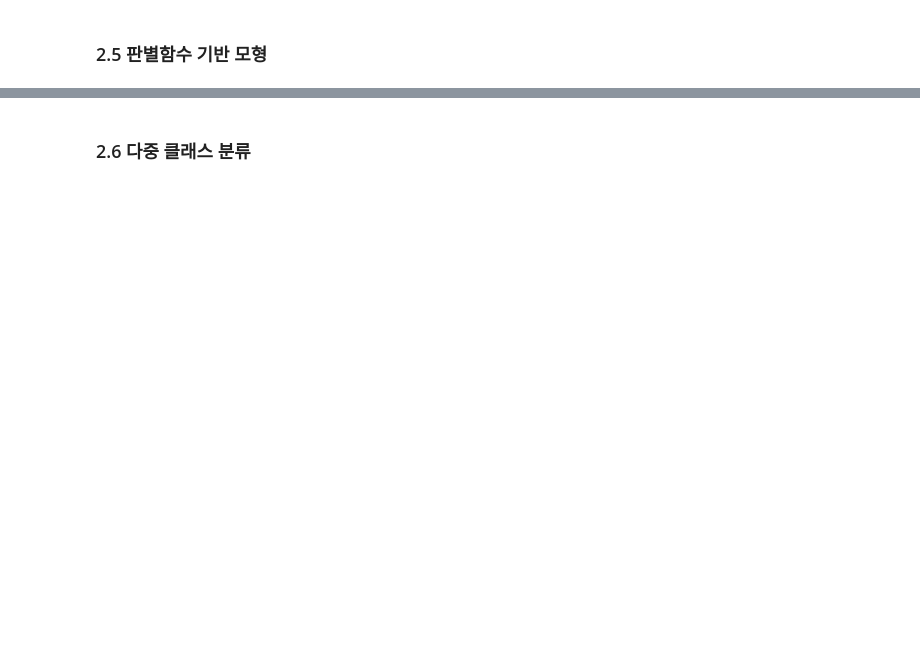
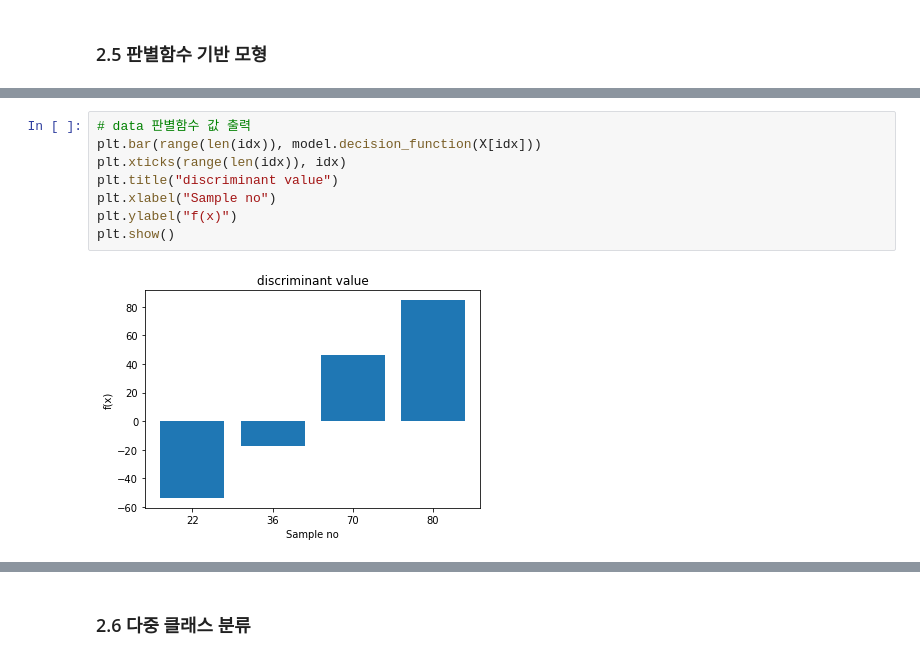
Before and after one commit to lucio-karin0506/SaltLux-Project, a Jupyter notebook: Machine Learning/Machine learning lecture/3장. 분류분석.ipynb, the cells around one changed output, grey strips where cells are left out. Drawn from its saved outputs; the diff is of its cells as text; blank space fills up the shorter version.

```diff
--- a/Machine Learning/Machine learning lecture/3장. 분류분석.ipynb
+++ b/Machine Learning/Machine learning lecture/3장. 분류분석.ipynb
@@ -289,0 +342,10 @@ array([[0, 0, 0, ..., 0, 0, 0],
+# %%
+# data 판별함수 값 출력
+plt.bar(range(len(idx)), model.decision_function(X[idx]))
+plt.xticks(range(len(idx)), idx)
+plt.title("discriminant value")
+plt.xlabel("Sample no")
+plt.ylabel("f(x)")
+plt.show()
+# %% [output]
+[figure, added]
```
Also changed, not shown: parts of 39 cells of this notebook.
